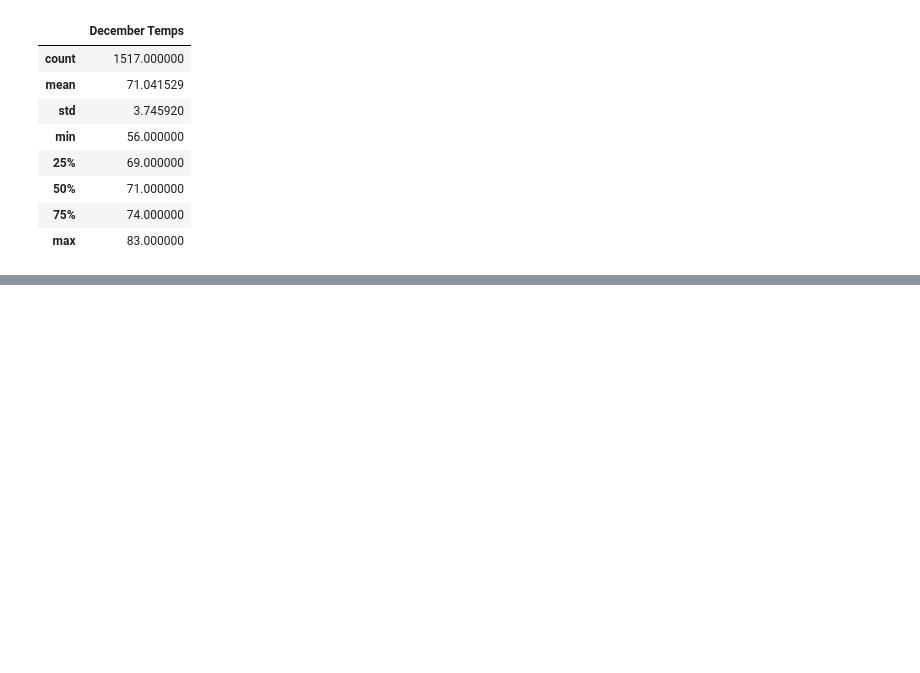
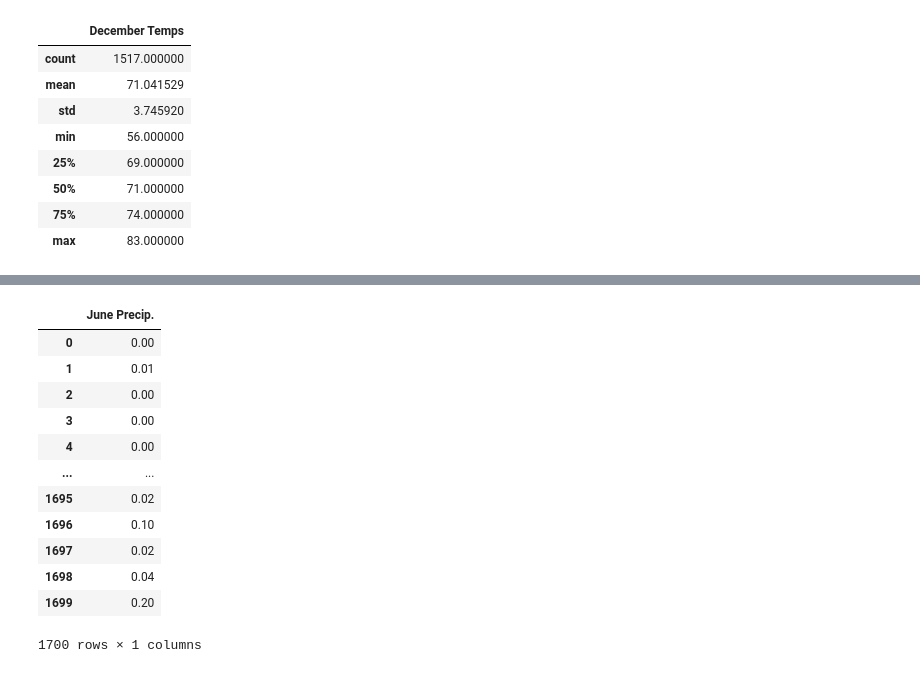
Before and after one commit to leah-braswell/surfs_up, a Jupyter notebook: SurfsUp_Challenge.ipynb, the cells around one changed output, grey strips where cells are left out. Cells and saved outputs as stored; diff of their text form; code cells hidden in the pictures; blank space fills up the shorter version.

```diff
--- a/SurfsUp_Challenge.ipynb
+++ b/SurfsUp_Challenge.ipynb
@@ -152,3 +152,10 @@ temps_df.describe()
 | 50% | 71.000000 |
 | 75% | 74.000000 |
 | max | 83.000000 |
+# %%
+#find precipitation data for june
+# Write a query that filters the Measurement table to retrieve the precipitation data  for the month of June.
+results = session.query(Measurement.prcp).\
+    filter(extract('month', Measurement.date) == 6).all()
+
+print(results)
@@ -154,0 +185,19 @@ temps_df.describe()
+# %%
+#convert list to DataFrame and rename columns
+june_prcp = pd.DataFrame(results)
+june_prcp.rename(columns = {'prcp':'June Precip.'}, inplace=True)
+june_prcp
+# %% [output]
+|  | June Precip. |
+| 0 | 0.00 |
+| 1 | 0.01 |
+| 2 | 0.00 |
+| 3 | 0.00 |
+| 4 | 0.00 |
+| ... | ... |
+| 1695 | 0.02 |
+| 1696 | 0.10 |
+| 1697 | 0.02 |
+| 1698 | 0.04 |
+| 1699 | 0.20 |
+1700 rows × 1 columns
```
Also changed, not shown: parts of 10 cells of this notebook, 6 other files.
